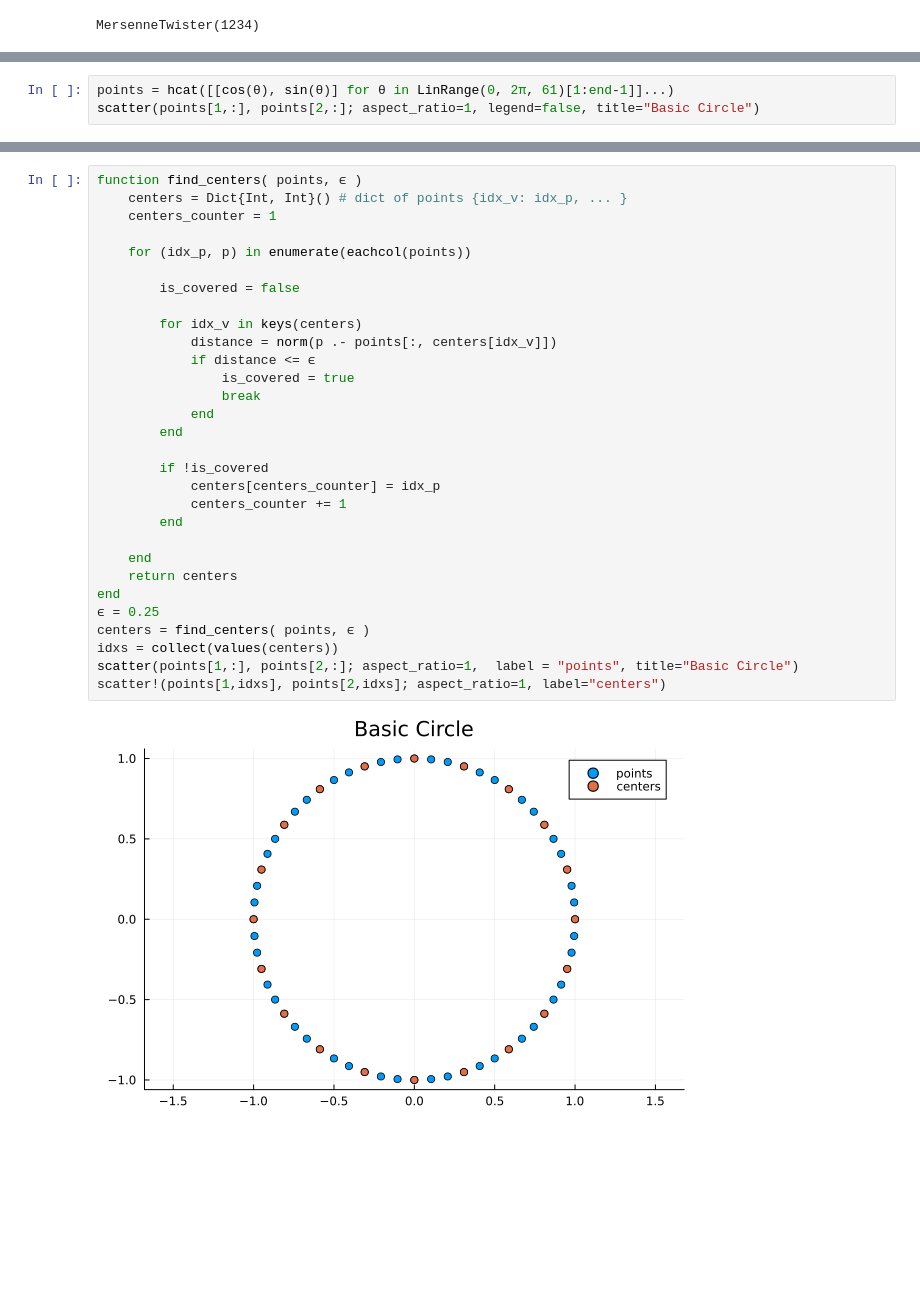
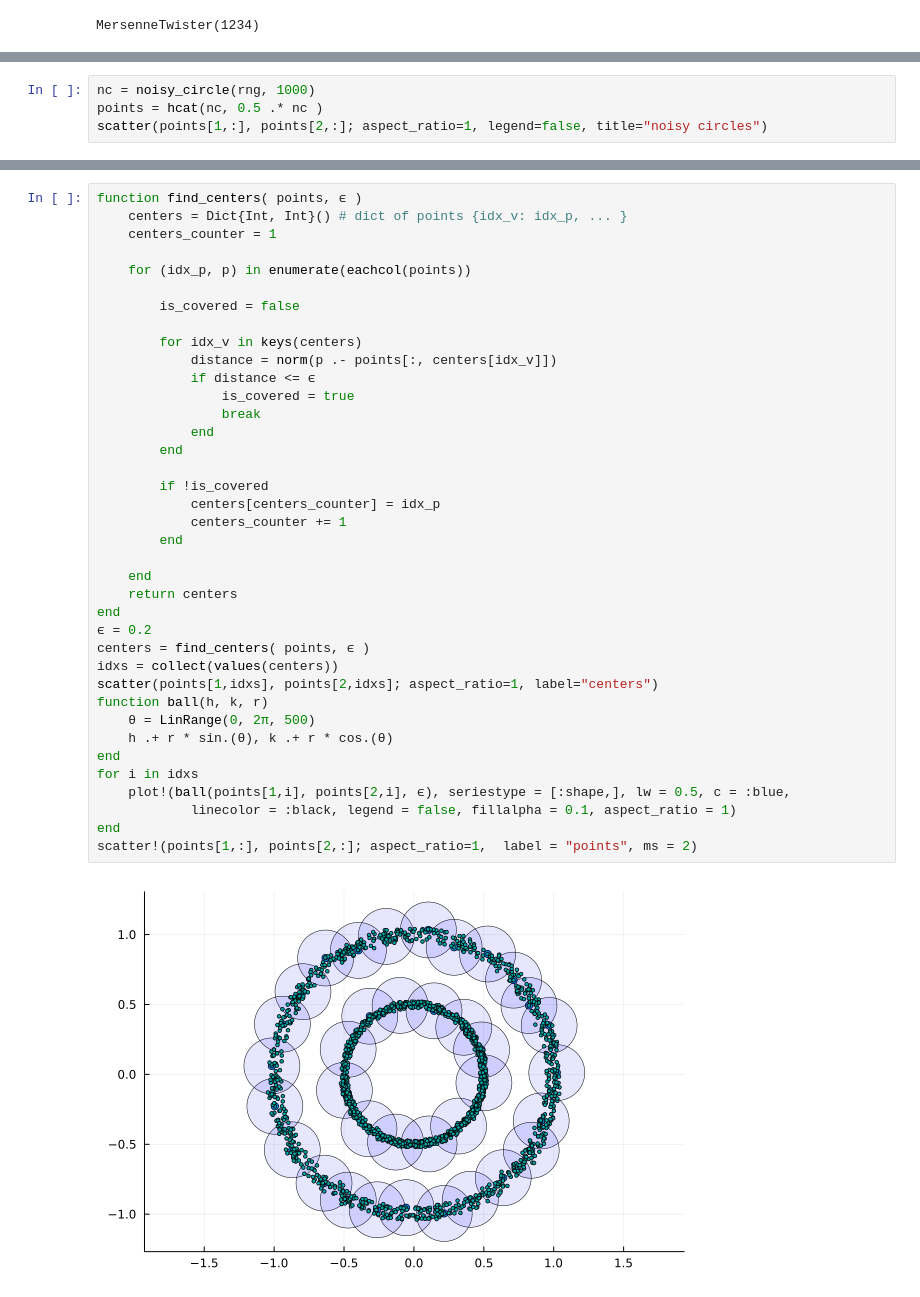
Before and after one commit to pnavaro/JuliaParis2023, a Jupyter notebook: ball_mapper.ipynb, the cells around one changed output, grey strips where cells are left out. Cells and saved outputs as stored; diff of their text form; blank space fills up the shorter version.

```diff
--- a/ball_mapper.ipynb
+++ b/ball_mapper.ipynb
@@ -21,4 +31,5 @@ We will start by constructing a collection of points sampled from a unit circle.
 # %%
-points = hcat([[cos(θ), sin(θ)] for θ in LinRange(0, 2π, 61)[1:end-1]]...)
-scatter(points[1,:], points[2,:]; aspect_ratio=1, legend=false, title="Basic Circle")
+nc = noisy_circle(rng, 1000)
+points = hcat(nc, 0.5 .* nc )
+scatter(points[1,:], points[2,:]; aspect_ratio=1, legend=false, title="noisy circles")
 # %% [output]
@@ -26,35 +37,43 @@ scatter(points[1,:], points[2,:]; aspect_ratio=1, legend=false, title="Basic Cir
 # %%
 function find_centers( points, ϵ )
     centers = Dict{Int, Int}() # dict of points {idx_v: idx_p, ... }
     centers_counter = 1
 
     for (idx_p, p) in enumerate(eachcol(points))
 
         is_covered = false
 
         for idx_v in keys(centers)
             distance = norm(p .- points[:, centers[idx_v]])
             if distance <= ϵ
                 is_covered = true
                 break
             end
         end
 
         if !is_covered
             centers[centers_counter] = idx_p
             centers_counter += 1
         end
 
     end
     return centers
 end
-ϵ = 0.25
+ϵ = 0.2
 centers = find_centers( points, ϵ )
 idxs = collect(values(centers))
-scatter(points[1,:], points[2,:]; aspect_ratio=1,  label = "points", title="Basic Circle")
-scatter!(points[1,idxs], points[2,idxs]; aspect_ratio=1, label="centers")
+scatter(points[1,idxs], points[2,idxs]; aspect_ratio=1, label="centers")
+function ball(h, k, r)
+    θ = LinRange(0, 2π, 500)
+    h .+ r * sin.(θ), k .+ r * cos.(θ)
+end
+for i in idxs
+    plot!(ball(points[1,i], points[2,i], ϵ), seriestype = [:shape,], lw = 0.5, c = :blue,
+            linecolor = :black, legend = false, fillalpha = 0.1, aspect_ratio = 1)
+end
+scatter!(points[1,:], points[2,:]; aspect_ratio=1,  label = "points", ms = 2)
 # %% [output]
-[figure, old version]
+[figure, new version]
 # %%
 function compute_points_covered_by_landmarks( points, centers :: Dict{Int, Int}, ϵ)
     points_covered_by_landmarks = Dict{Int,Vector{Int}}()
```
Also changed, not shown: parts of 29 cells of this notebook, 5 other files.
